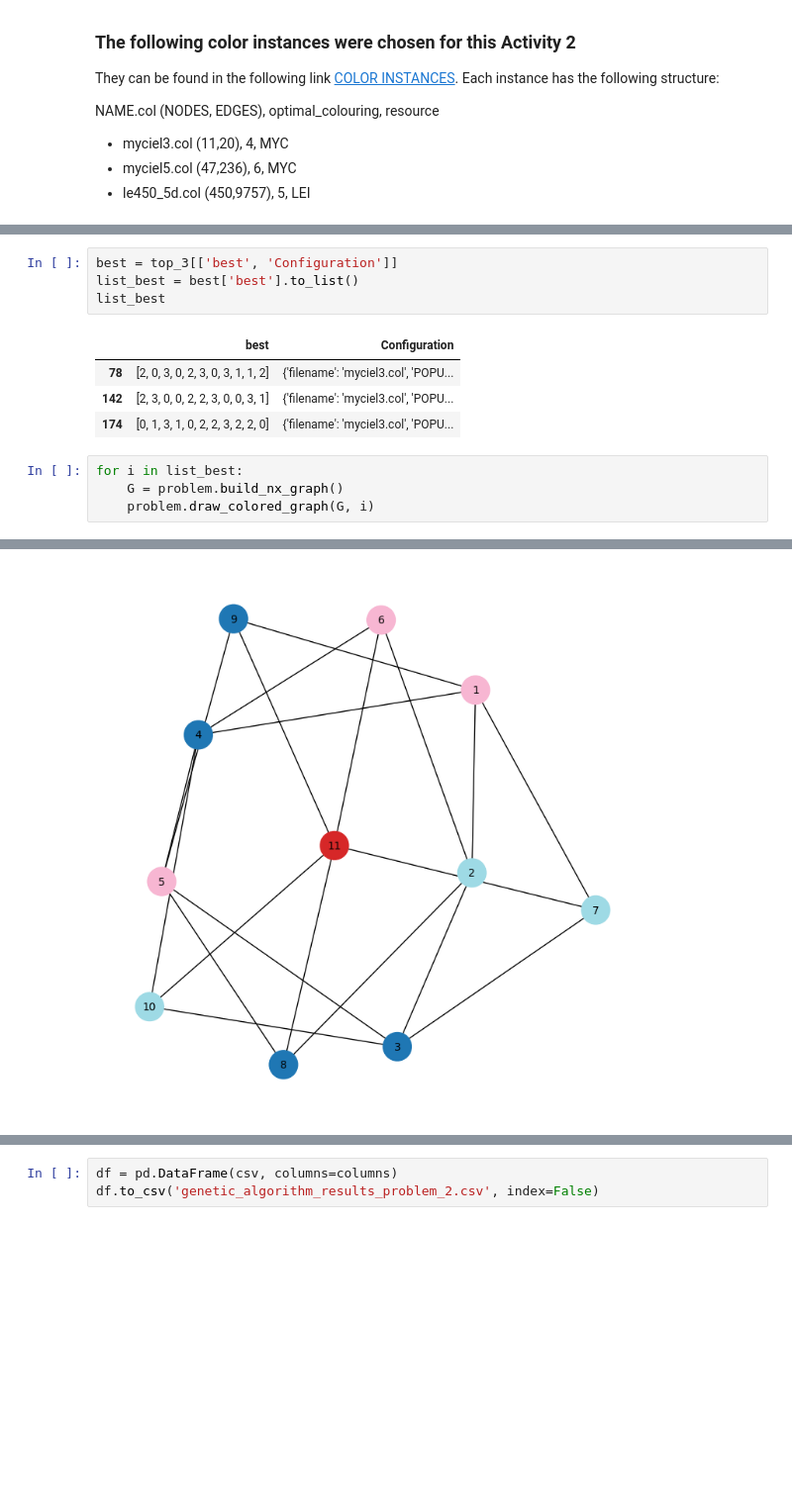
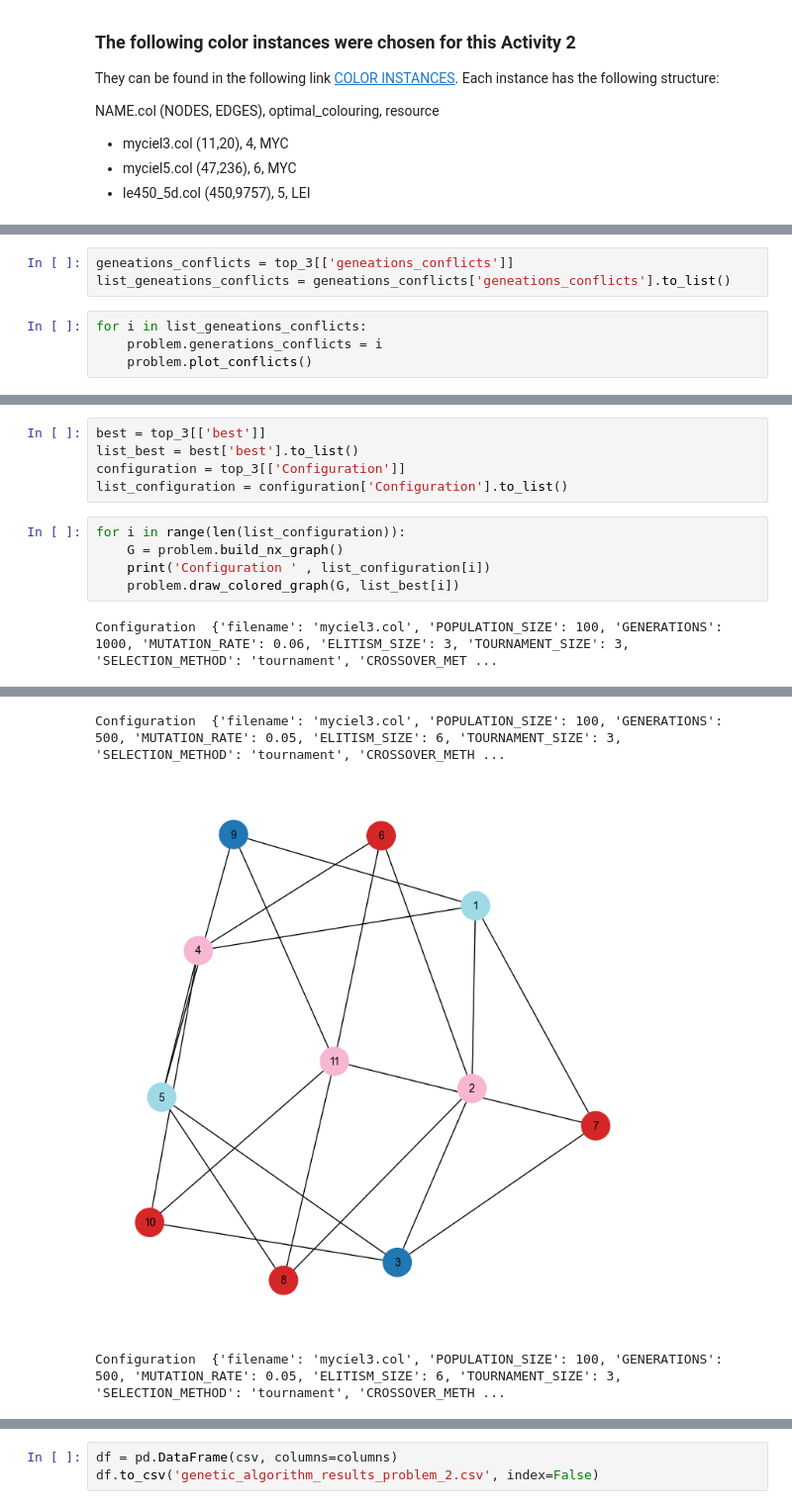
Before and after one commit to sarmijavier/optimization_with_genetic_algorithms, a Jupyter notebook: activity_2.ipynb, the cells around one changed output, grey strips where cells are left out. Shown at 99% size. Cells and saved outputs as stored; diff of their text form; blank space fills up the shorter version.

```diff
--- a/activity_2.ipynb
+++ b/activity_2.ipynb
@@ -143,0 +123,7 @@ top_3
+# %%
+geneations_conflicts = top_3[['geneations_conflicts']]
+list_geneations_conflicts = geneations_conflicts['geneations_conflicts'].to_list()
+# %%
+for i in list_geneations_conflicts:
+    problem.generations_conflicts = i
+    problem.plot_conflicts()
@@ -144,14 +134,12 @@ top_3
 # %%
-best = top_3[['best', 'Configuration']]
+best = top_3[['best']]
 list_best = best['best'].to_list()
-list_best
+configuration = top_3[['Configuration']]
+list_configuration = configuration['Configuration'].to_list()
-# %% [output]
-|  | best | Configuration |
-| 78 | [2, 0, 3, 0, 2, 3, 0, 3, 1, 1, 2] | {'filename': 'myciel3.col', 'POPU... |
-| 142 | [2, 3, 0, 0, 2, 2, 3, 0, 0, 3, 1] | {'filename': 'myciel3.col', 'POPU... |
-| 174 | [0, 1, 3, 1, 0, 2, 2, 3, 2, 2, 0] | {'filename': 'myciel3.col', 'POPU... |
 # %%
-for i in list_best:
+for i in range(len(list_configuration)):
     G = problem.build_nx_graph()
-    problem.draw_colored_graph(G, i)
+    print('Configuration ' , list_configuration[i])
+    problem.draw_colored_graph(G, list_best[i])
 # %% [output]
+Configuration  {'filename': 'myciel3.col', 'POPULATION_SIZE': 100, 'GENERATIONS': 1000, 'MUTATION_RATE': 0.06, 'ELITISM_SIZE': 3, 'TOURNAMENT_SIZE': 3, 'SELECTION_METHOD': 'tournament', 'CROSSOVER_MET ...
@@ -159 +147,3 @@ for i in list_best:
+Configuration  {'filename': 'myciel3.col', 'POPULATION_SIZE': 100, 'GENERATIONS': 500, 'MUTATION_RATE': 0.05, 'ELITISM_SIZE': 6, 'TOURNAMENT_SIZE': 3, 'SELECTION_METHOD': 'tournament', 'CROSSOVER_METH ...
-[figure, old version]
+[figure, new version]
+Configuration  {'filename': 'myciel3.col', 'POPULATION_SIZE': 100, 'GENERATIONS': 500, 'MUTATION_RATE': 0.05, 'ELITISM_SIZE': 6, 'TOURNAMENT_SIZE': 3, 'SELECTION_METHOD': 'tournament', 'CROSSOVER_METH ...
```
Also changed, not shown: parts of 17 cells of this notebook, 5 other files.
